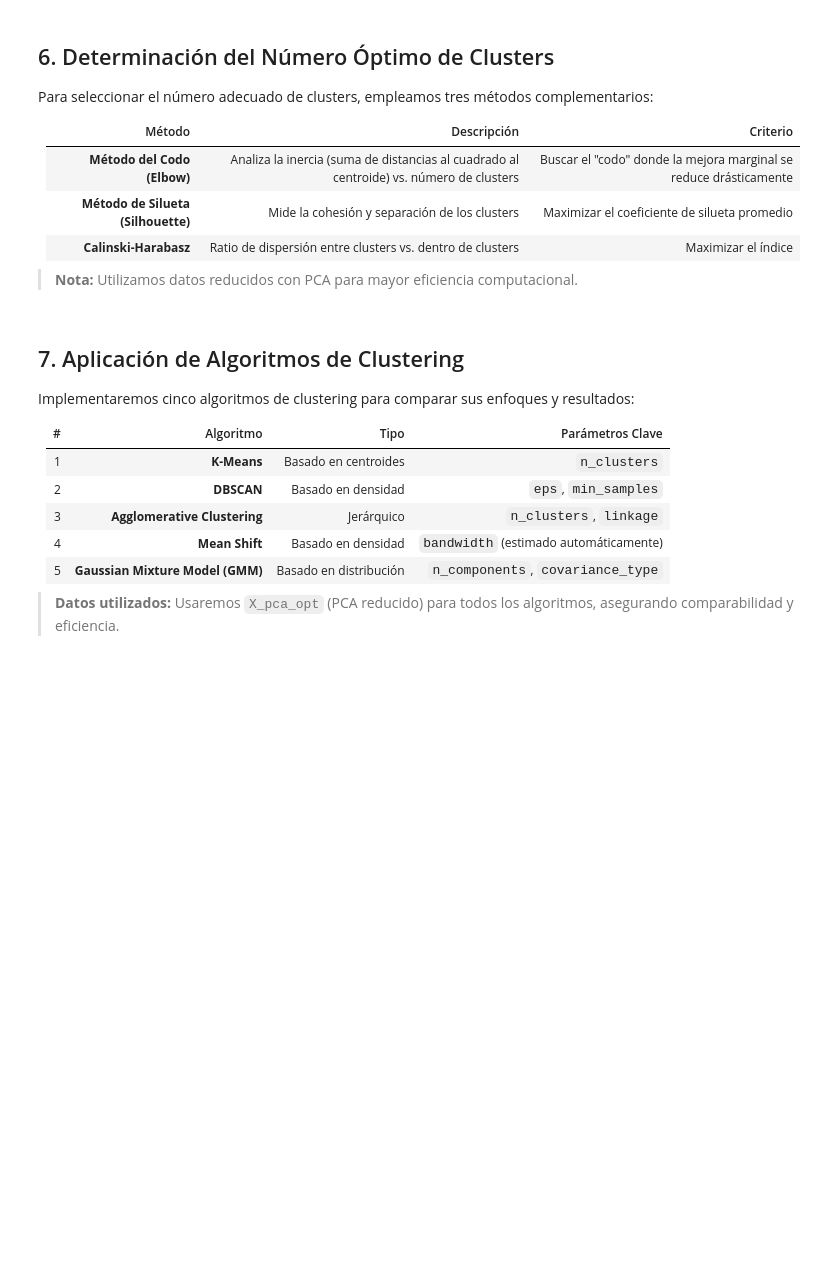
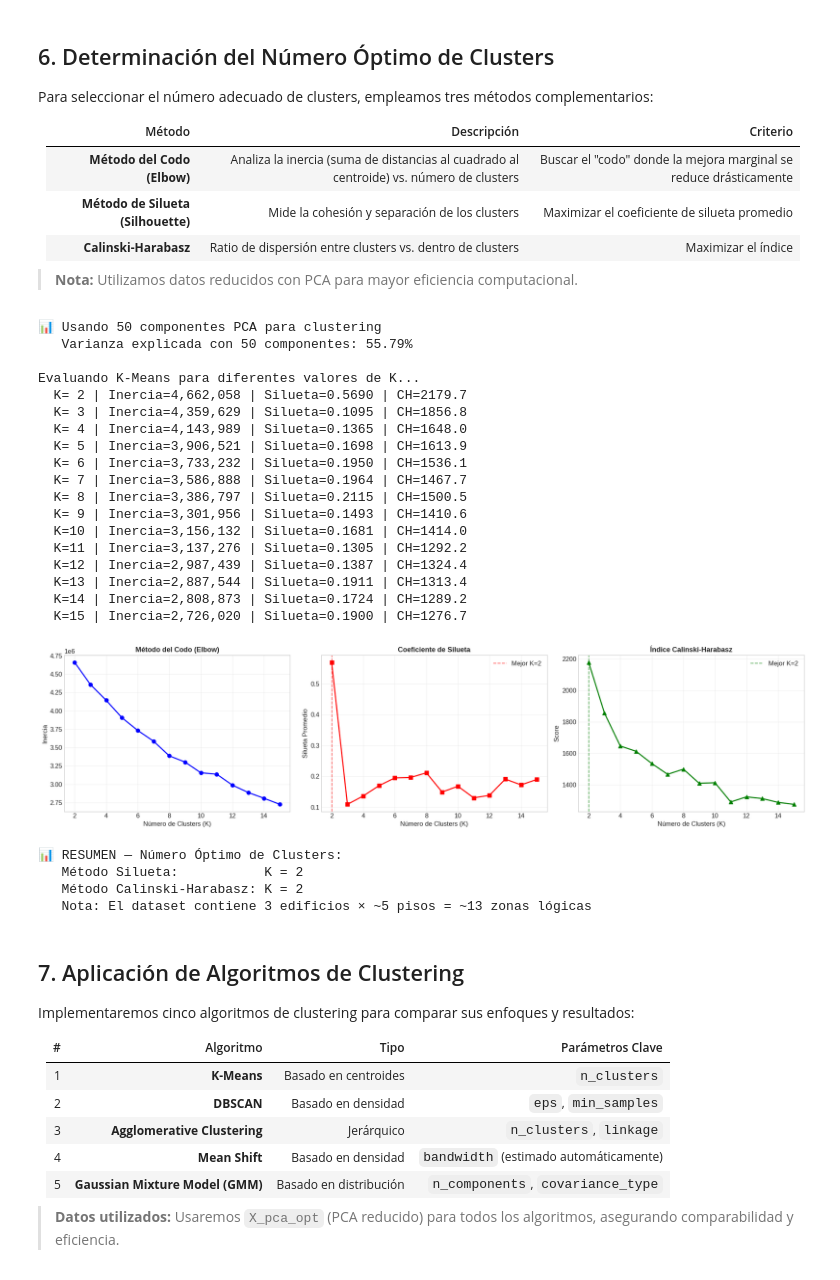
Before and after one commit to Juan-Velo/Machine_Learning_p3, a Jupyter notebook: machine_p3.ipynb, the cells around one changed output. Drawn from its saved outputs; the diff is of its cells as text; code cells hidden in the pictures; blank space fills up the shorter version.

```diff
--- a/machine_p3.ipynb
+++ b/machine_p3.ipynb
@@ -550,16 +659,22 @@ Para seleccionar el número adecuado de clusters, empleamos tres métodos comple
 # ============================================================
 
 # Usar PCA reducido para eficiencia
-n_components_opt = min(n_90, 30)  # máximo 30 componentes
+# Con StandardScaler, la varianza se distribuye uniformemente entre features,
+# por lo que n_90 puede ser muy alto. Usamos un rango práctico de 30-50 componentes
+# que captura suficiente estructura mientras mantiene eficiencia computacional.
+n_components_opt = min(max(n_90, 30), 50)
+print(f"📊 Usando {n_components_opt} componentes PCA para clustering")
+
 pca_opt = PCA(n_components=n_components_opt, random_state=42)
 X_pca_opt = pca_opt.fit_transform(X_scaled)
+print(f"   Varianza explicada con {n_components_opt} componentes: {sum(pca_opt.explained_variance_ratio_):.2%}")
 
 K_range = range(2, 16)
 inertias = []
 silhouette_scores = []
 calinski_scores = []
 
-print("Evaluando K-Means para diferentes valores de K...")
+print("\nEvaluando K-Means para diferentes valores de K...")
 for k in K_range:
     km = KMeans(n_clusters=k, random_state=42, n_init=10, max_iter=300)
     labels = km.fit_predict(X_pca_opt)
@@ -578,35 +693,59 @@ axes[0].set_xlabel('Número de Clusters (K)')
 axes[0].set_ylabel('Inercia')
 axes[0].grid(True, alpha=0.3)
 
 # Método de Silueta
 axes[1].plot(K_range, silhouette_scores, 'rs-', linewidth=2, markersize=7)
 best_k_sil = list(K_range)[np.argmax(silhouette_scores)]
 axes[1].axvline(x=best_k_sil, color='red', linestyle='--', alpha=0.6,
                 label=f'Mejor K={best_k_sil}')
 axes[1].set_title('Coeficiente de Silueta', fontweight='bold', fontsize=13)
 axes[1].set_xlabel('Número de Clusters (K)')
 axes[1].set_ylabel('Silueta Promedio')
 axes[1].legend()
 axes[1].grid(True, alpha=0.3)
 
 # Calinski-Harabasz
 axes[2].plot(K_range, calinski_scores, 'g^-', linewidth=2, markersize=7)
 best_k_ch = list(K_range)[np.argmax(calinski_scores)]
 axes[2].axvline(x=best_k_ch, color='green', linestyle='--', alpha=0.6,
                 label=f'Mejor K={best_k_ch}')
 axes[2].set_title('Índice Calinski-Harabasz', fontweight='bold', fontsize=13)
 axes[2].set_xlabel('Número de Clusters (K)')
 axes[2].set_ylabel('Score')
 axes[2].legend()
 axes[2].grid(True, alpha=0.3)
 
 plt.tight_layout()
 plt.show()
 
 print(f"\n📊 RESUMEN — Número Óptimo de Clusters:")
-print(f"   Método Silueta:          K = {best_k_sil}")
+print(f"   Método Silueta:           K = {best_k_sil}")
 print(f"   Método Calinski-Harabasz: K = {best_k_ch}")
-print(f"   Nota: El dataset contiene 3 edificios × ~5 pisos = ~13-15 zonas lógicas")
+print(f"   Nota: El dataset contiene 3 edificios × ~5 pisos = ~13 zonas lógicas")
+# %% [output]
+📊 Usando 50 componentes PCA para clustering
+   Varianza explicada con 50 componentes: 55.79%
+
+Evaluando K-Means para diferentes valores de K...
+  K= 2 | Inercia=4,662,058 | Silueta=0.5690 | CH=2179.7
+  K= 3 | Inercia=4,359,629 | Silueta=0.1095 | CH=1856.8
+  K= 4 | Inercia=4,143,989 | Silueta=0.1365 | CH=1648.0
+  K= 5 | Inercia=3,906,521 | Silueta=0.1698 | CH=1613.9
+  K= 6 | Inercia=3,733,232 | Silueta=0.1950 | CH=1536.1
+  K= 7 | Inercia=3,586,888 | Silueta=0.1964 | CH=1467.7
+  K= 8 | Inercia=3,386,797 | Silueta=0.2115 | CH=1500.5
+  K= 9 | Inercia=3,301,956 | Silueta=0.1493 | CH=1410.6
+  K=10 | Inercia=3,156,132 | Silueta=0.1681 | CH=1414.0
+  K=11 | Inercia=3,137,276 | Silueta=0.1305 | CH=1292.2
+  K=12 | Inercia=2,987,439 | Silueta=0.1387 | CH=1324.4
+  K=13 | Inercia=2,887,544 | Silueta=0.1911 | CH=1313.4
+  K=14 | Inercia=2,808,873 | Silueta=0.1724 | CH=1289.2
+  K=15 | Inercia=2,726,020 | Silueta=0.1900 | CH=1276.7
+[figure, added]
+📊 RESUMEN — Número Óptimo de Clusters:
+   Método Silueta:           K = 2
+   Método Calinski-Harabasz: K = 2
+   Nota: El dataset contiene 3 edificios × ~5 pisos = ~13 zonas lógicas
 # %% [markdown]
 ## 7. Aplicación de Algoritmos de Clustering
 
```
Also changed, not shown: parts of 19 cells of this notebook, 2 other files.
